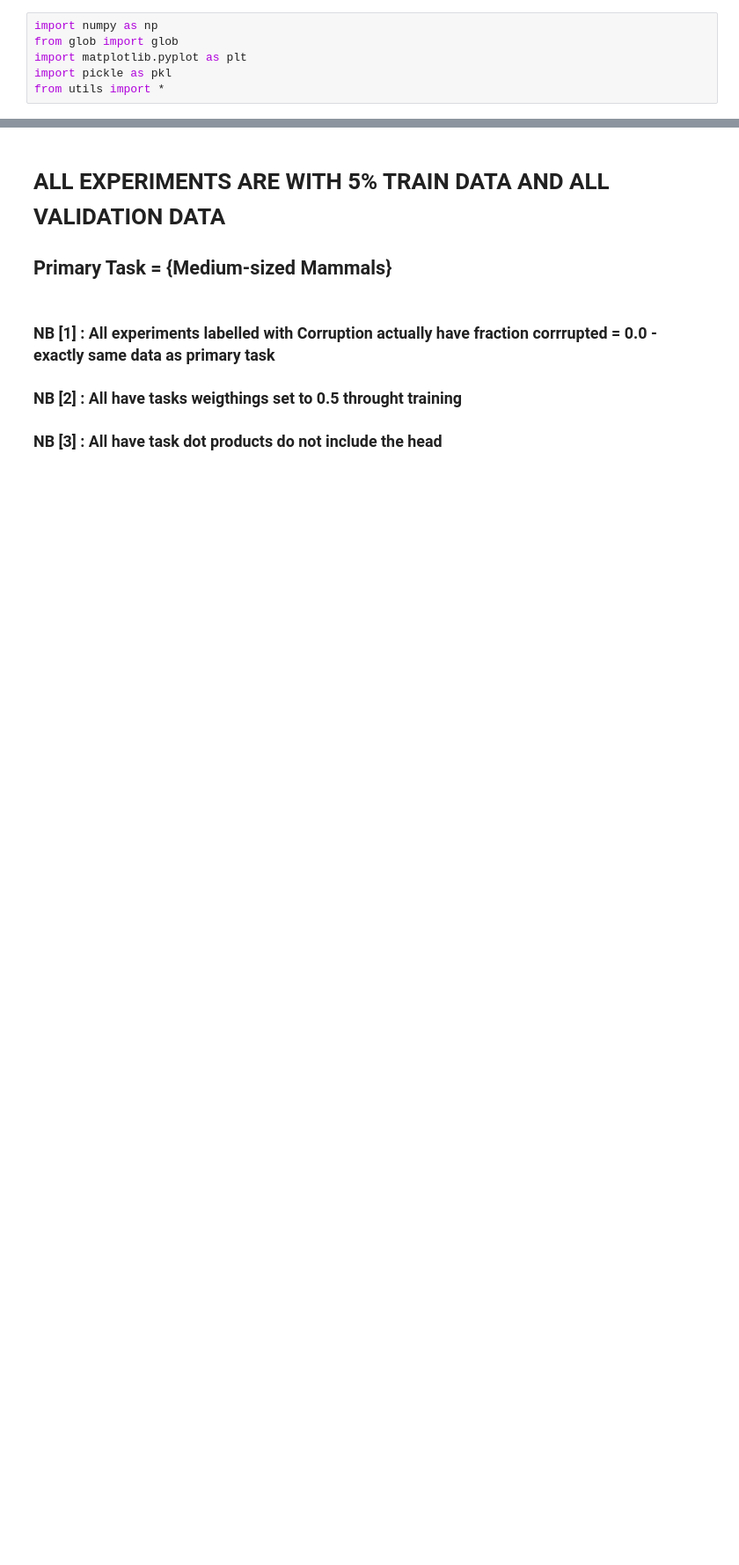
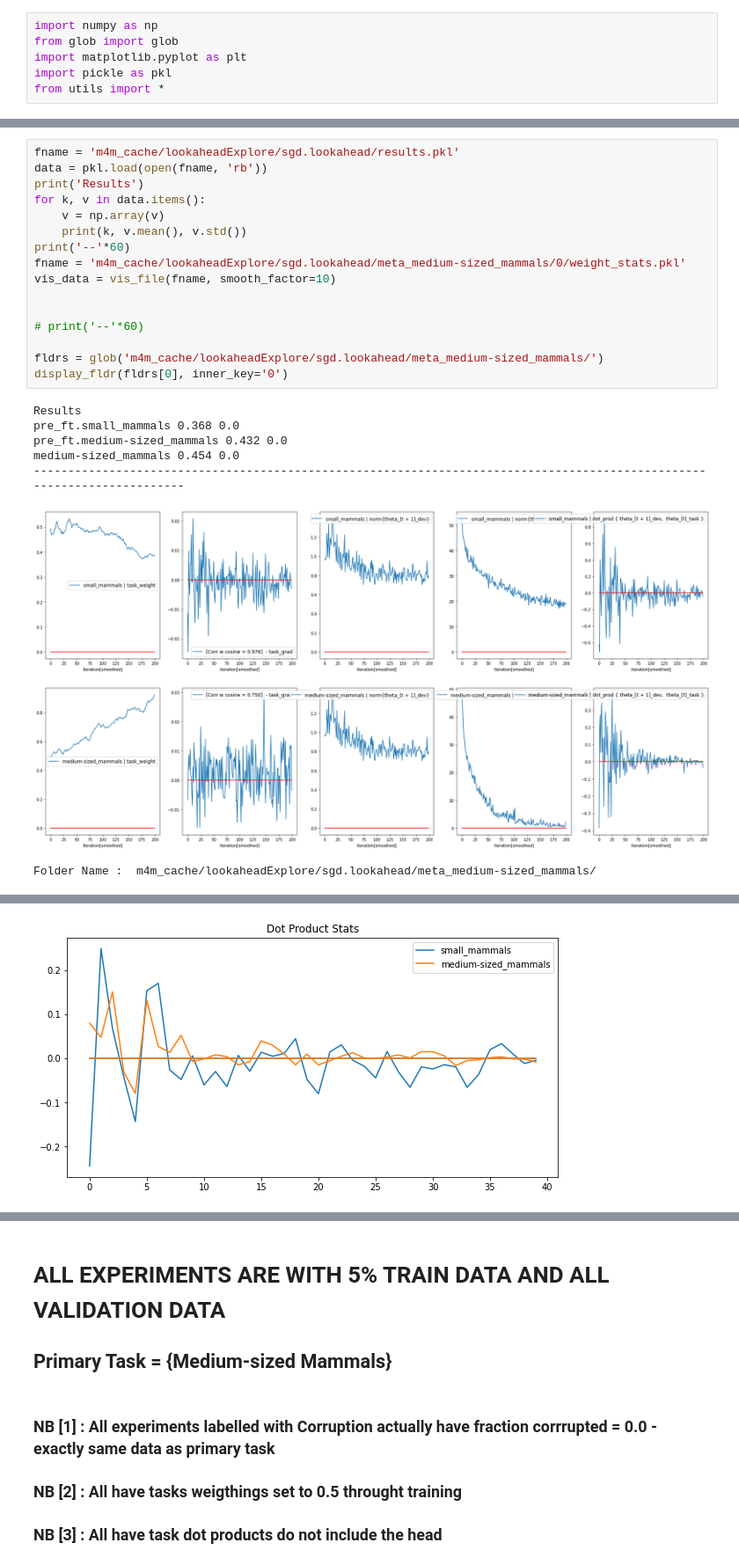
Before and after one commit to ldery/metalearning-for-multitask-pretraining, a Jupyter notebook: small_data_explore.ipynb, the cells around one changed output, grey strips where cells are left out. Shown at 88% size. Saved outputs shown, nothing was run; the diff lists cells and outputs as text; blank space fills up the shorter version.

```diff
--- a/small_data_explore.ipynb
+++ b/small_data_explore.ipynb
@@ -14,0 +81,24 @@ from utils import *
+# %%
+fname = 'm4m_cache/lookaheadExplore/sgd.lookahead/results.pkl'
+data = pkl.load(open(fname, 'rb'))
+print('Results')
+for k, v in data.items():
+    v = np.array(v)
+    print(k, v.mean(), v.std())
+print('--'*60)
+fname = 'm4m_cache/lookaheadExplore/sgd.lookahead/meta_medium-sized_mammals/0/weight_stats.pkl'
+vis_data = vis_file(fname, smooth_factor=10)
+
+
+# print('--'*60)
+
+fldrs = glob('m4m_cache/lookaheadExplore/sgd.lookahead/meta_medium-sized_mammals/')
+display_fldr(fldrs[0], inner_key='0')
+# %% [output]
+Results
+pre_ft.small_mammals 0.368 0.0
+pre_ft.medium-sized_mammals 0.432 0.0
+medium-sized_mammals 0.454 0.0
+------------------------------------------------------------------------------------------------------------------------
+[figure, added]
+Folder Name :  m4m_cache/lookaheadExplore/sgd.lookahead/meta_medium-sized_mammals/
@@ -14,0 +106 @@ from utils import *
+[figure, added]
```
Also changed, not shown: parts of 13 cells of this notebook, 2 other files.
